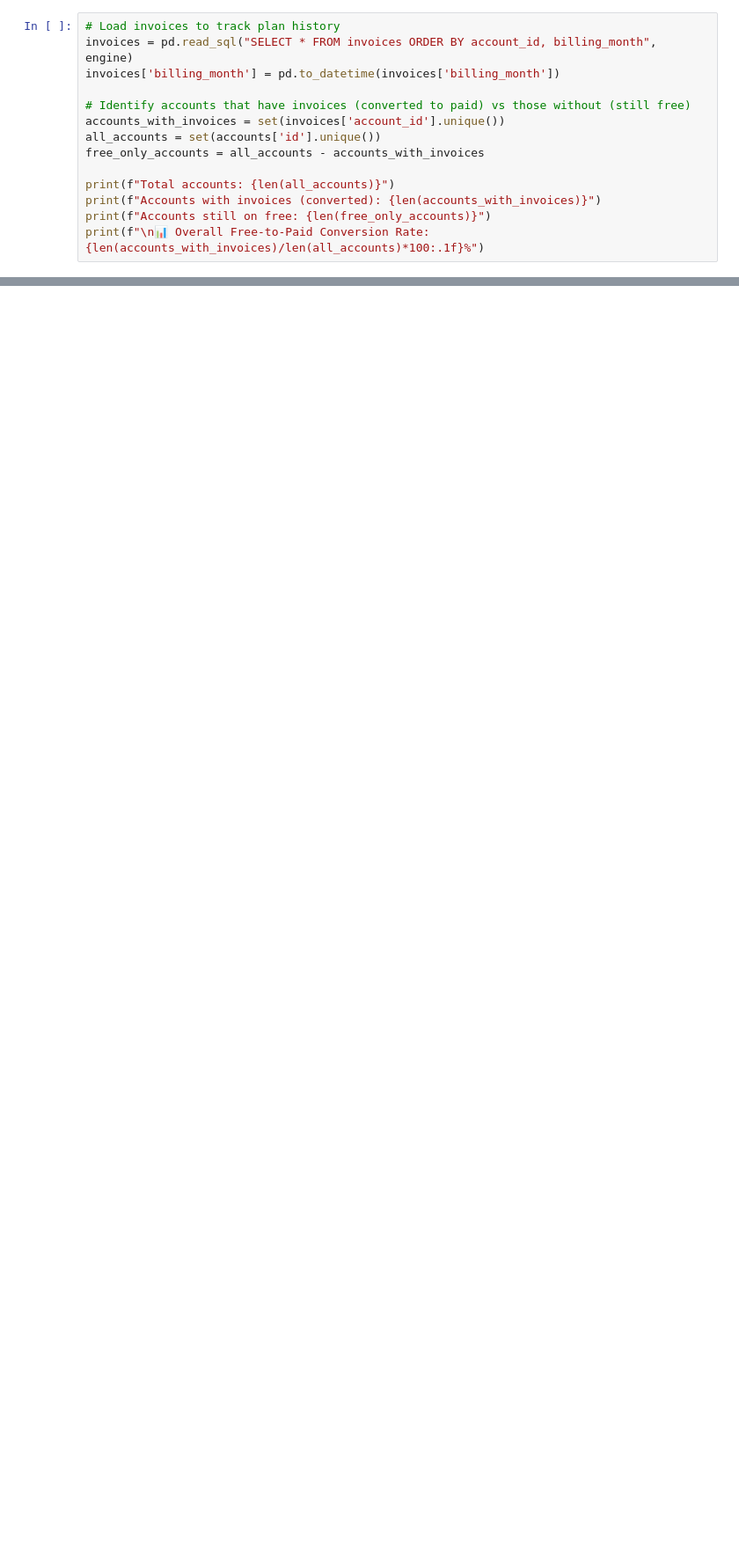
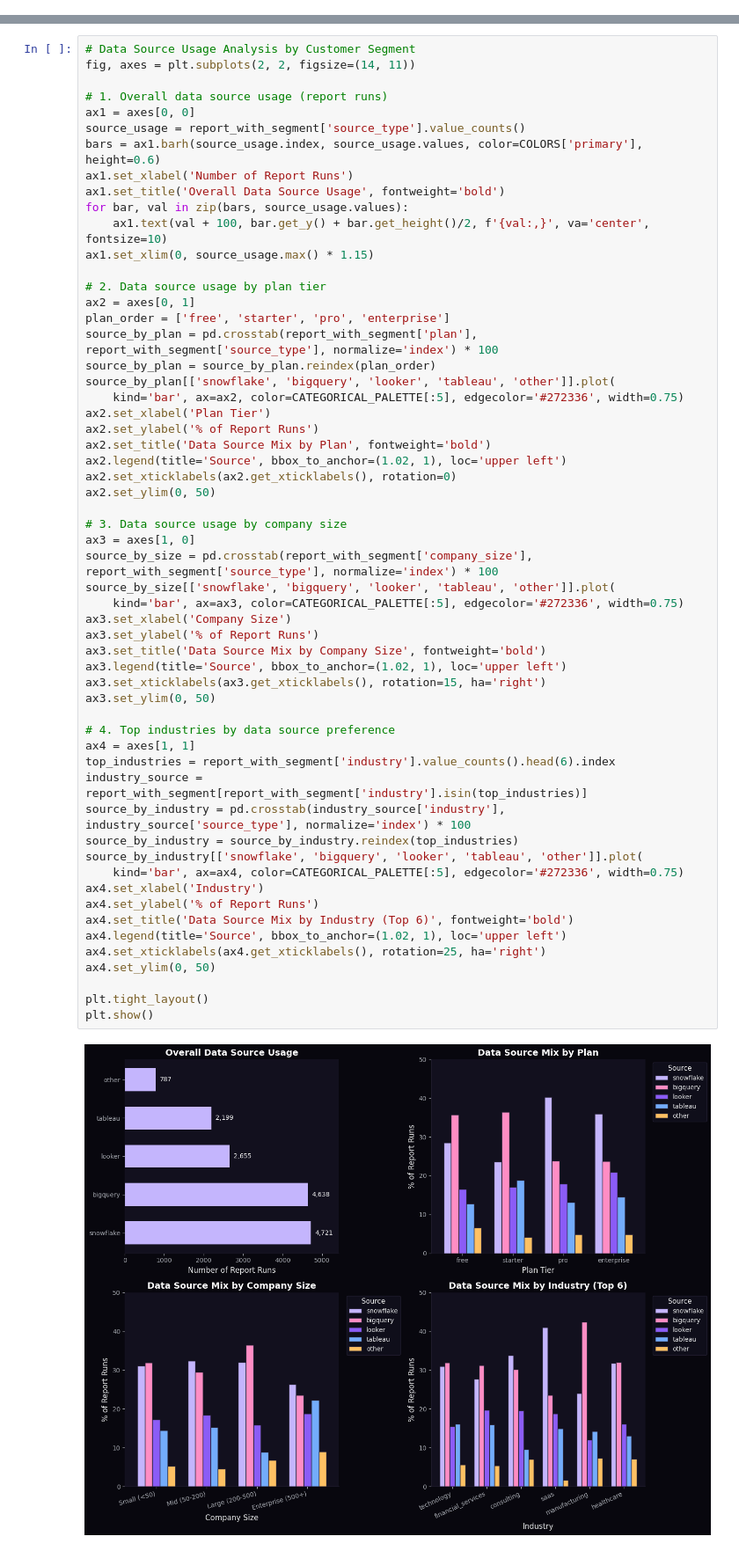
Before and after one commit to SignalPilot-Labs/signalpilot-demos, a Jupyter notebook: notebooks/46_rollstack.ipynb, the cells around one changed output, grey strips where cells are left out. Shown at 88% size. Saved outputs shown, nothing was run; the diff lists cells and outputs as text; blank space fills up the shorter version.

```diff
--- a/notebooks/46_rollstack.ipynb
+++ b/notebooks/46_rollstack.ipynb
@@ -200,14 +66,0 @@ print(f"• BI tools (Looker/Tableau) have lower but consistent usage across seg
-# %%
-# Load invoices to track plan history
-invoices = pd.read_sql("SELECT * FROM invoices ORDER BY account_id, billing_month", engine)
-invoices['billing_month'] = pd.to_datetime(invoices['billing_month'])
-
-# Identify accounts that have invoices (converted to paid) vs those without (still free)
-accounts_with_invoices = set(invoices['account_id'].unique())
-all_accounts = set(accounts['id'].unique())
-free_only_accounts = all_accounts - accounts_with_invoices
-
-print(f"Total accounts: {len(all_accounts)}")
-print(f"Accounts with invoices (converted): {len(accounts_with_invoices)}")
-print(f"Accounts still on free: {len(free_only_accounts)}")
-print(f"\n📊 Overall Free-to-Paid Conversion Rate: {len(accounts_with_invoices)/len(all_accounts)*100:.1f}%")
@@ -414,0 +272,59 @@ print(f"  • Post-Series A accounts generating {2710758/(2710758+1783698)*100:.
+# %%
+# Data Source Usage Analysis by Customer Segment
+fig, axes = plt.subplots(2, 2, figsize=(14, 11))
+
+# 1. Overall data source usage (report runs)
+ax1 = axes[0, 0]
+source_usage = report_with_segment['source_type'].value_counts()
+bars = ax1.barh(source_usage.index, source_usage.values, color=COLORS['primary'], height=0.6)
+ax1.set_xlabel('Number of Report Runs')
+ax1.set_title('Overall Data Source Usage', fontweight='bold')
+for bar, val in zip(bars, source_usage.values):
+    ax1.text(val + 100, bar.get_y() + bar.get_height()/2, f'{val:,}', va='center', fontsize=10)
+ax1.set_xlim(0, source_usage.max() * 1.15)
+
+# 2. Data source usage by plan tier
+ax2 = axes[0, 1]
+plan_order = ['free', 'starter', 'pro', 'enterprise']
+source_by_plan = pd.crosstab(report_with_segment['plan'], report_with_segment['source_type'], normalize='index') * 100
+source_by_plan = source_by_plan.reindex(plan_order)
+source_by_plan[['snowflake', 'bigquery', 'looker', 'tableau', 'other']].plot(
+    kind='bar', ax=ax2, color=CATEGORICAL_PALETTE[:5], edgecolor='#272336', width=0.75)
+ax2.set_xlabel('Plan Tier')
+ax2.set_ylabel('% of Report Runs')
+ax2.set_title('Data Source Mix by Plan', fontweight='bold')
+ax2.legend(title='Source', bbox_to_anchor=(1.02, 1), loc='upper left')
+ax2.set_xticklabels(ax2.get_xticklabels(), rotation=0)
+ax2.set_ylim(0, 50)
+
+# 3. Data source usage by company size
+ax3 = axes[1, 0]
+source_by_size = pd.crosstab(report_with_segment['company_size'], report_with_segment['source_type'], normalize='index') * 100
+source_by_size[['snowflake', 'bigquery', 'looker', 'tableau', 'other']].plot(
+    kind='bar', ax=ax3, color=CATEGORICAL_PALETTE[:5], edgecolor='#272336', width=0.75)
+ax3.set_xlabel('Company Size')
+ax3.set_ylabel('% of Report Runs')
+ax3.set_title('Data Source Mix by Company Size', fontweight='bold')
+ax3.legend(title='Source', bbox_to_anchor=(1.02, 1), loc='upper left')
+ax3.set_xticklabels(ax3.get_xticklabels(), rotation=15, ha='right')
+ax3.set_ylim(0, 50)
+
+# 4. Top industries by data source preference
+ax4 = axes[1, 1]
+top_industries = report_with_segment['industry'].value_counts().head(6).index
+industry_source = report_with_segment[report_with_segment['industry'].isin(top_industries)]
+source_by_industry = pd.crosstab(industry_source['industry'], industry_source['source_type'], normalize='index') * 100
+source_by_industry = source_by_industry.reindex(top_industries)
+source_by_industry[['snowflake', 'bigquery', 'looker', 'tableau', 'other']].plot(
+    kind='bar', ax=ax4, color=CATEGORICAL_PALETTE[:5], edgecolor='#272336', width=0.75)
+ax4.set_xlabel('Industry')
+ax4.set_ylabel('% of Report Runs')
+ax4.set_title('Data Source Mix by Industry (Top 6)', fontweight='bold')
+ax4.legend(title='Source', bbox_to_anchor=(1.02, 1), loc='upper left')
+ax4.set_xticklabels(ax4.get_xticklabels(), rotation=25, ha='right')
+ax4.set_ylim(0, 50)
+
+plt.tight_layout()
+plt.show()
+# %% [output]
+[figure, added]
```
Also changed, not shown: parts of 28 cells of this notebook, 5 other files.
